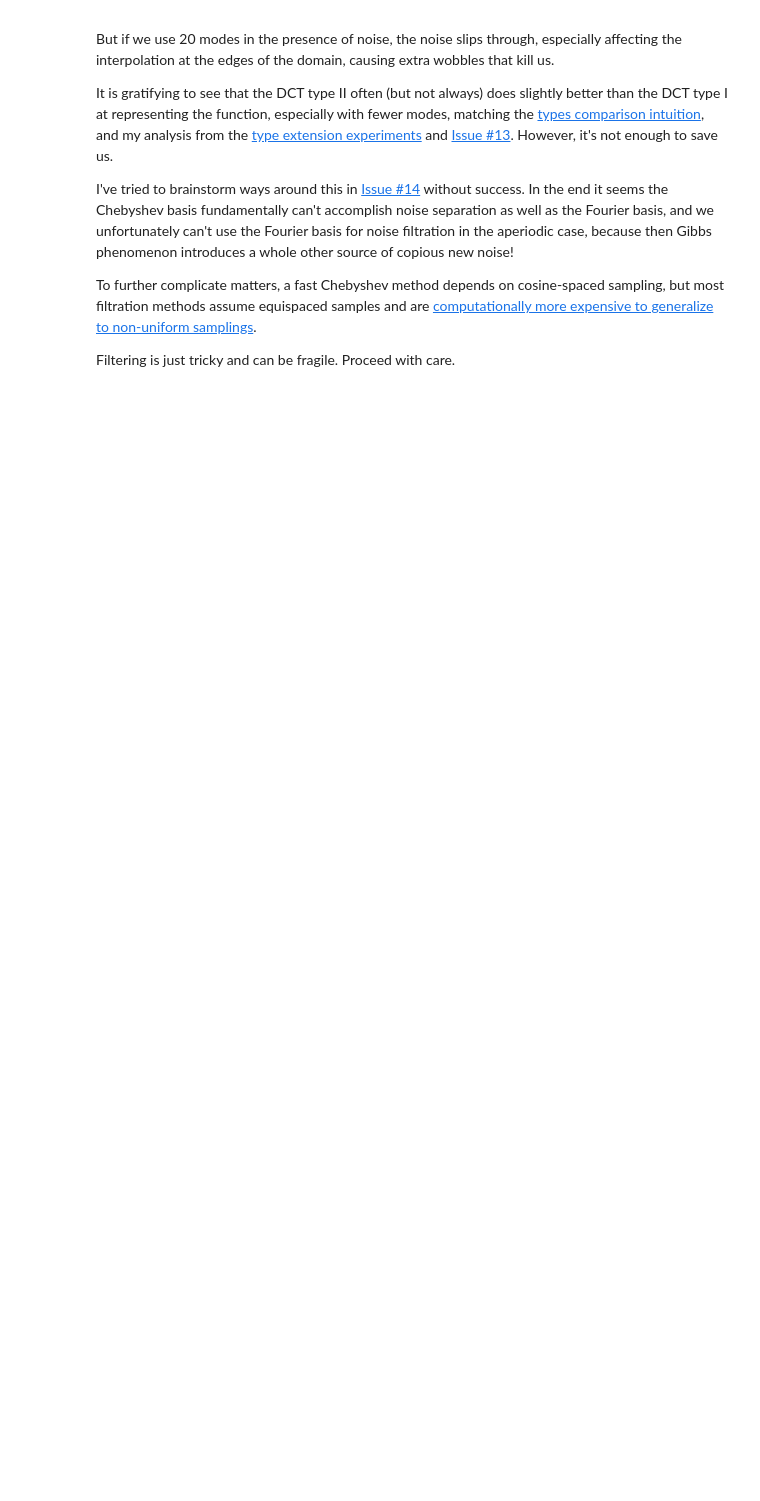
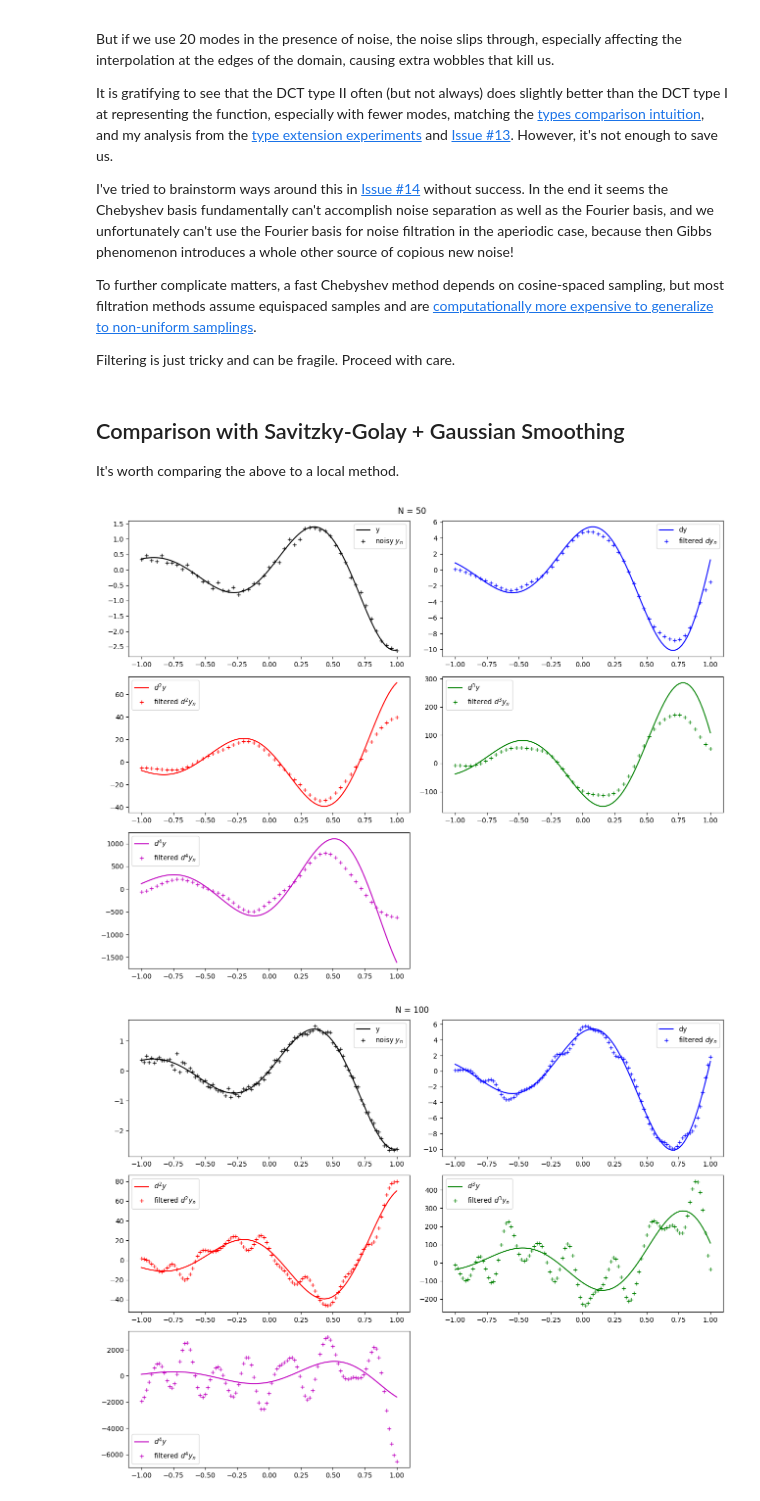
Before and after one commit to pavelkomarov/spectral-derivatives, a Jupyter notebook: notebooks/filtering_noise.ipynb, the cells around one changed output. Cells and saved outputs as stored; diff of their text form; code cells hidden in the pictures; blank space fills up the shorter version.

```diff
--- a/notebooks/filtering_noise.ipynb
+++ b/notebooks/filtering_noise.ipynb
@@ -316,3 +320,52 @@ I've tried to brainstorm ways around this in [Issue #14](https://github.com/pave
 To further complicate matters, a fast Chebyshev method depends on cosine-spaced sampling, but most filtration methods assume equispaced samples and are [computationally more expensive to generalize to non-uniform samplings](https://dsp.stackexchange.com/questions/1676/savitzky-golay-smoothing-filter-for-not-equally-spaced-data).
 
 Filtering is just tricky and can be fragile. Proceed with care.
+# %% [markdown]
+## Comparison with Savitzky-Golay + Gaussian Smoothing
+
+It's worth comparing the above to a local method.
+# %%
+for N in (50, 100):
+    x_n = np.linspace(-1, 1, N+1)
+    dx = x_n[1] - x_n[0]
+
+    y_n = y(x_n)
+    dy_n = [dy(x_n), d2y(x_n), d3y(x_n), d4y(x_n)]
+
+    y_n_with_noise = y_n + noise_scale*np.random.randn(*x_n.shape)
+    #dy_n_with_filter = [savgol_filter(y_n_with_noise, 11, 4, deriv=nu)/dx**nu for nu in range(1,5)]
+    dy_n_with_filter = [savgoldiff(y_n_with_noise, dx, (3, 11, 11))[1]] # Floris' function only does one derivative at a time
+    for nu in range(2, 5):
+        dy_n_with_filter.append(savgoldiff(dy_n_with_filter[-1], dx, (3, 11, 11))[1])
+
+    fig, axes = pyplot.subplots(3, 2, figsize=(13,10))
+    fig.delaxes(axes[2, 1])
+    fig.suptitle(f"N = {N}")
+    axes[0, 0].plot(x, y(x), 'k', label='y')
+    axes[0, 0].plot(x_n, y_n_with_noise, 'k+', label=r'noisy $y_n$')
+    axes[0, 1].plot(x, dy(x), 'b', label='dy')
+    axes[0, 1].plot(x_n, dy_n_with_filter[0], 'b+', label=r'filtered $dy_n$')
+    axes[1, 0].plot(x, d2y(x), 'r', label=r'$d^2y$')
+    axes[1, 0].plot(x_n, dy_n_with_filter[1], 'r+', label=r'filtered $d^2y_n$')
+    axes[1, 1].plot(x, d3y(x), 'g', label=r'$d^3y$')
+    axes[1, 1].plot(x_n, dy_n_with_filter[2], 'g+', label=r'filtered $d^3y_n$')
+    axes[2, 0].plot(x, d4y(x), 'm', label=r'$d^4y$')
+    axes[2, 0].plot(x_n, dy_n_with_filter[3], 'm+', label=r'filtered $d^4y_n$')
+    for i in range(5): axes[i // 2, i % 2].legend()
+    pyplot.tight_layout()
+    pyplot.show()
+
+    out = ""
+    for nu in range(1, 5):
+        out += f"d{nu}y\n\ttype I\n\t\tL1\n"
+        out += f"\t\t\tfiltered:\t{np.nanmax(np.abs(dy_n[nu-1] - dy_n_with_filter[nu-1]))}\n"
+        out += "\t\tL2\n"
+        out += f"\t\t\tfiltered:\t{np.nanmean((dy_n[nu-1] - dy_n_with_filter[nu-1])**2)}\n"
+        out += "\ttype II\n\t\tL1\n"
+        out += f"\t\t\tfiltered:\t{np.nanmax(np.abs(dy_n2[nu-1] - dy_n2_with_filter[nu-1]))}\n"
+        out += "\t\tL2\n"
+        out += f"\t\t\tfiltered:\t{np.nanmean((dy_n2[nu-1] - dy_n2_with_filter[nu-1])**2)}\n"
+    #collapsible_text(out, "numbers")
+# %% [output]
+[figure, added]
+[figure, added]
```
Also changed, not shown: parts of 8 cells of this notebook, 1 other file.
